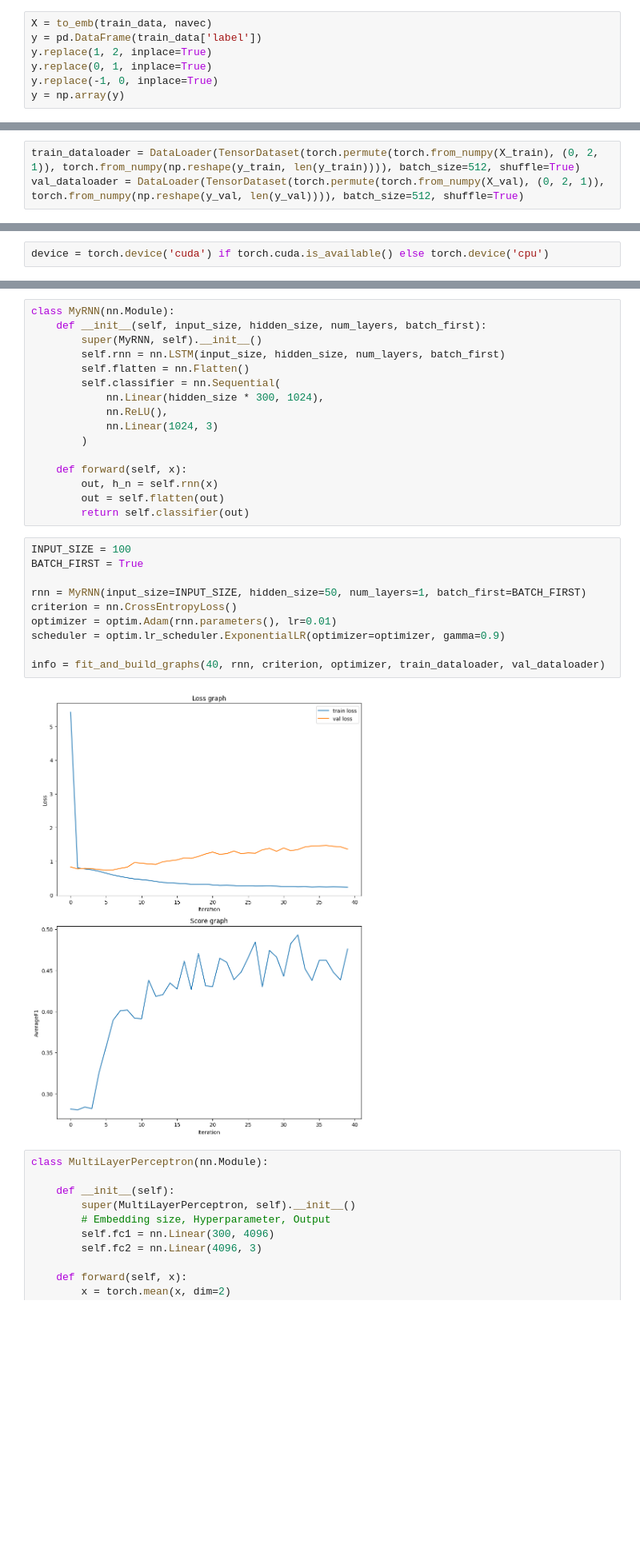
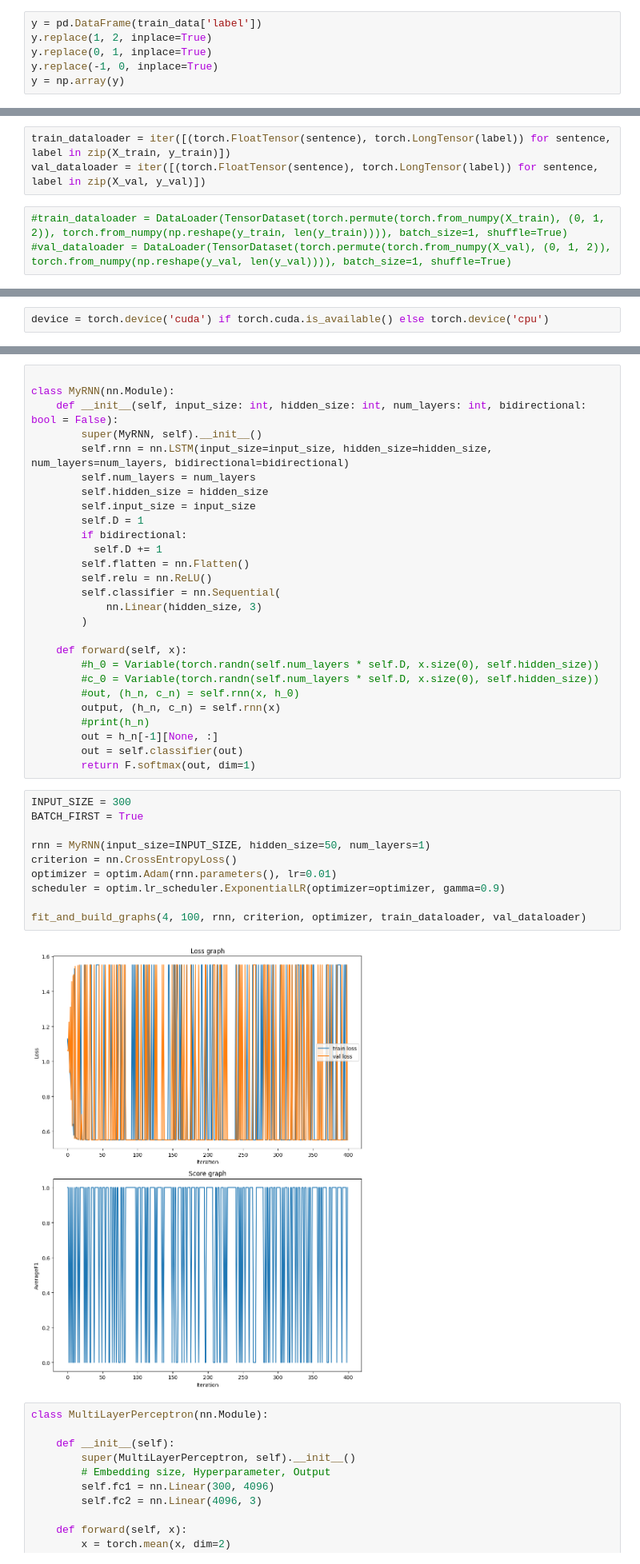
Before and after one commit to hsse-mipt/text_analyzer, a Jupyter notebook: notebooks/models/RNN.ipynb, the cells around one changed output, grey strips where cells are left out. Shown: that part at 80% size. Drawn from its saved outputs; the diff is of its cells as text; blank space fills up the shorter version.

Commit message:
add a variative len of sentence in rnn

```diff
--- a/notebooks/models/RNN.ipynb
+++ b/notebooks/models/RNN.ipynb
@@ -68,5 +85,4 @@ def to_emb (train_data, navec):
 # %%
-X = to_emb(train_data, navec)
 y = pd.DataFrame(train_data['label'])
 y.replace(1, 2, inplace=True)
 y.replace(0, 1, inplace=True)
@@ -74,9 +90,12 @@ y.replace(-1, 0, inplace=True)
 y = np.array(y)
 # %%
 X_train, X_val, y_train, y_val = train_test_split(X, y, random_state=42)
+# %%
+train_dataloader = iter([(torch.FloatTensor(sentence), torch.LongTensor(label)) for sentence, label in zip(X_train, y_train)])
+val_dataloader = iter([(torch.FloatTensor(sentence), torch.LongTensor(label)) for sentence, label in zip(X_val, y_val)])
 # %%
-train_dataloader = DataLoader(TensorDataset(torch.permute(torch.from_numpy(X_train), (0, 2, 1)), torch.from_numpy(np.reshape(y_train, len(y_train)))), batch_size=512, shuffle=True)
-val_dataloader = DataLoader(TensorDataset(torch.permute(torch.from_numpy(X_val), (0, 2, 1)), torch.from_numpy(np.reshape(y_val, len(y_val)))), batch_size=512, shuffle=True)
+#train_dataloader = DataLoader(TensorDataset(torch.permute(torch.from_numpy(X_train), (0, 1, 2)), torch.from_numpy(np.reshape(y_train, len(y_train)))), batch_size=1, shuffle=True)
+#val_dataloader = DataLoader(TensorDataset(torch.permute(torch.from_numpy(X_val), (0, 1, 2)), torch.from_numpy(np.reshape(y_val, len(y_val)))), batch_size=1, shuffle=True)
 # %%
 import gc
 
@@ -186,33 +218,44 @@ def build_graphs(train_losses: list[float], val_losses: list[float], val_scores
 def fit_and_build_graphs(*args):
     build_graphs(*fit(*args))
 # %%
+
 class MyRNN(nn.Module):
-    def __init__(self, input_size, hidden_size, num_layers, batch_first):
+    def __init__(self, input_size: int, hidden_size: int, num_layers: int, bidirectional: bool = False):
         super(MyRNN, self).__init__()
-        self.rnn = nn.LSTM(input_size, hidden_size, num_layers, batch_first)
+        self.rnn = nn.LSTM(input_size=input_size, hidden_size=hidden_size, num_layers=num_layers, bidirectional=bidirectional)
+        self.num_layers = num_layers
+        self.hidden_size = hidden_size
+        self.input_size = input_size
+        self.D = 1
+        if bidirectional:
+          self.D += 1
         self.flatten = nn.Flatten()
+        self.relu = nn.ReLU()
         self.classifier = nn.Sequential(
-            nn.Linear(hidden_size * 300, 1024),
-            nn.ReLU(),
-            nn.Linear(1024, 3)
+            nn.Linear(hidden_size, 3)
         )
 
     def forward(self, x):
-        out, h_n = self.rnn(x)
-        out = self.flatten(out)
-        return self.classifier(out)
+        #h_0 = Variable(torch.randn(self.num_layers * self.D, x.size(0), self.hidden_size))
+        #c_0 = Variable(torch.randn(self.num_layers * self.D, x.size(0), self.hidden_size))
+        #out, (h_n, c_n) = self.rnn(x, h_0)
+        output, (h_n, c_n) = self.rnn(x)
+        #print(h_n)
+        out = h_n[-1][None, :]
+        out = self.classifier(out)
+        return F.softmax(out, dim=1)
 # %%
-INPUT_SIZE = 100
+INPUT_SIZE = 300
 BATCH_FIRST = True
 
-rnn = MyRNN(input_size=INPUT_SIZE, hidden_size=50, num_layers=1, batch_first=BATCH_FIRST)
+rnn = MyRNN(input_size=INPUT_SIZE, hidden_size=50, num_layers=1)
 criterion = nn.CrossEntropyLoss()
 optimizer = optim.Adam(rnn.parameters(), lr=0.01)
 scheduler = optim.lr_scheduler.ExponentialLR(optimizer=optimizer, gamma=0.9)
 
-info = fit_and_build_graphs(40, rnn, criterion, optimizer, train_dataloader, val_dataloader)
+fit_and_build_graphs(4, 100, rnn, criterion, optimizer, train_dataloader, val_dataloader)
 # %% [output]
-[figure, old version]
+[figure, new version]
 # %%
 class MultiLayerPerceptron(nn.Module):
 
```
Also changed, not shown: parts of 10 cells of this notebook.
